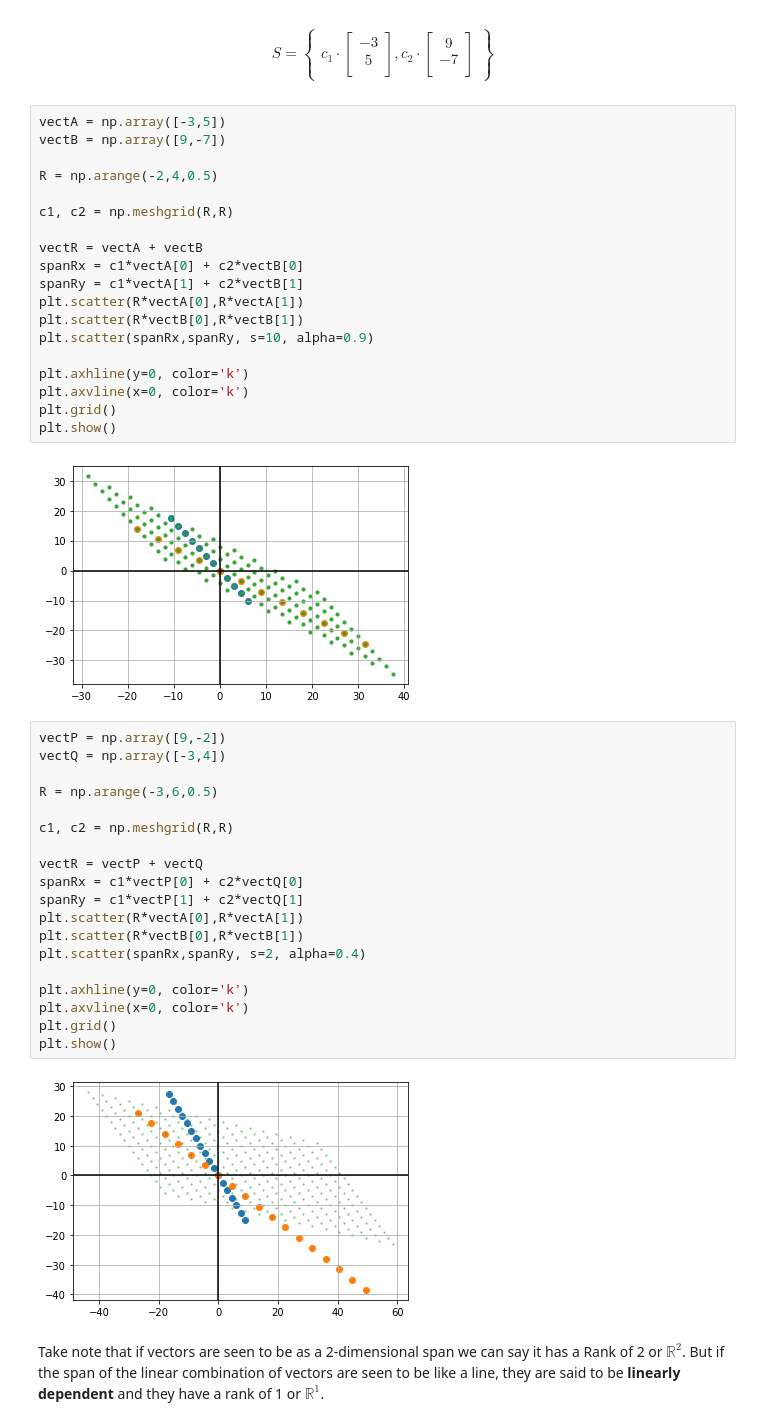
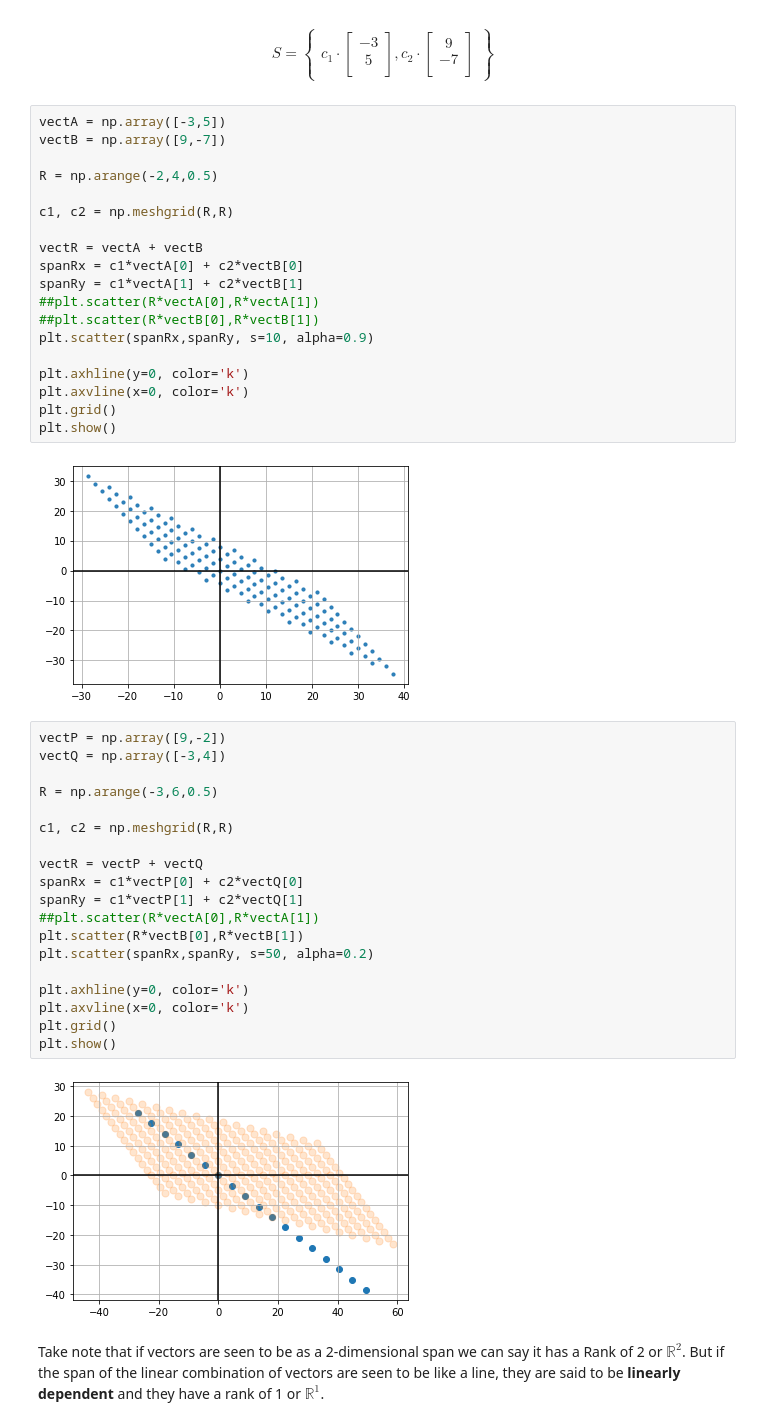
Before and after one commit to Mowee0/LinearAlgebra_2ndSem, a Jupyter notebook: FINAL_Assignment_10_Arriola_Valenzuela.ipynb, the cells around one changed output. Cells and saved outputs as stored; diff of their text form.

```diff
--- a/FINAL_Assignment_10_Arriola_Valenzuela.ipynb
+++ b/FINAL_Assignment_10_Arriola_Valenzuela.ipynb
@@ -82,8 +82,8 @@ c1, c2 = np.meshgrid(R,R)
 vectR = vectA + vectB
 spanRx = c1*vectA[0] + c2*vectB[0]
 spanRy = c1*vectA[1] + c2*vectB[1]
-plt.scatter(R*vectA[0],R*vectA[1])
-plt.scatter(R*vectB[0],R*vectB[1])
+##plt.scatter(R*vectA[0],R*vectA[1])
+##plt.scatter(R*vectB[0],R*vectB[1])
 plt.scatter(spanRx,spanRy, s=10, alpha=0.9)
 
 plt.axhline(y=0, color='k')
@@ -91,28 +91,28 @@ plt.axvline(x=0, color='k')
 plt.grid()
 plt.show()
 # %% [output]
-[figure, old version]
+[figure, new version]
 # %%
 vectP = np.array([9,-2])
 vectQ = np.array([-3,4])
 
 R = np.arange(-3,6,0.5)
 
 c1, c2 = np.meshgrid(R,R)
 
 vectR = vectP + vectQ
 spanRx = c1*vectP[0] + c2*vectQ[0]
 spanRy = c1*vectP[1] + c2*vectQ[1]
-plt.scatter(R*vectA[0],R*vectA[1])
+##plt.scatter(R*vectA[0],R*vectA[1])
 plt.scatter(R*vectB[0],R*vectB[1])
-plt.scatter(spanRx,spanRy, s=2, alpha=0.4)
+plt.scatter(spanRx,spanRy, s=50, alpha=0.2)
 
 plt.axhline(y=0, color='k')
 plt.axvline(x=0, color='k')
 plt.grid()
 plt.show()
 # %% [output]
-[figure, old version]
+[figure, new version]
 # %% [markdown]
 Take note that if vectors are seen to be as a 2-dimensional span we can say it has a Rank of 2 or $\mathbb{R}^2$. But if the span of the linear combination of vectors are seen to be like a line, they are said to be <b> linearly dependent </b> and they have a rank of 1 or $\mathbb{R}^1$.
 # %% [markdown]
```
Also changed, not shown: parts of 11 cells of this notebook.
